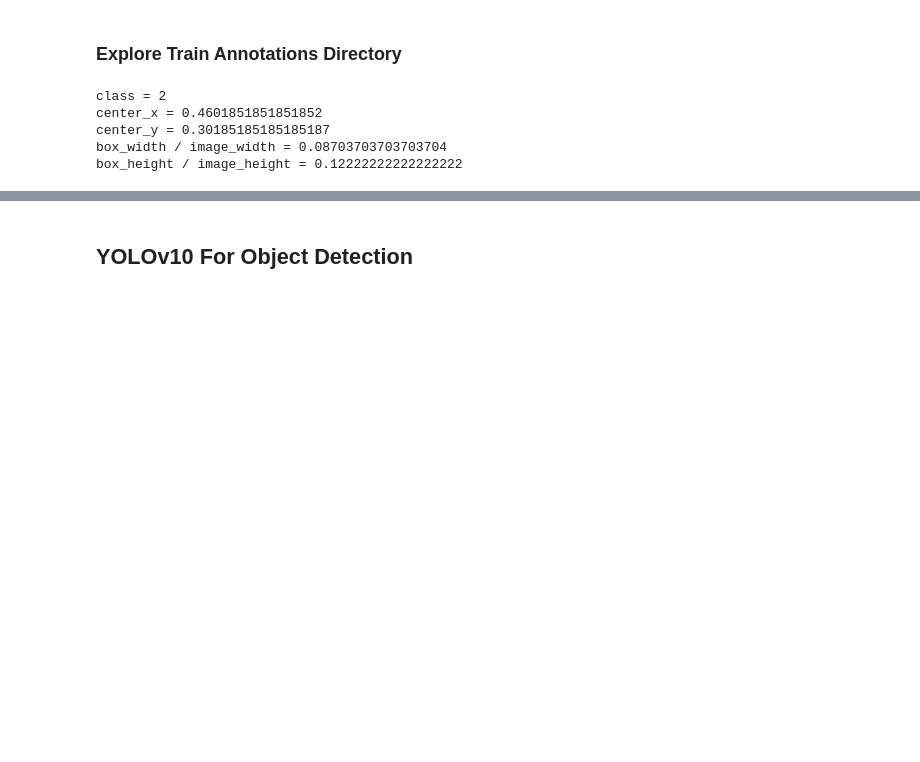
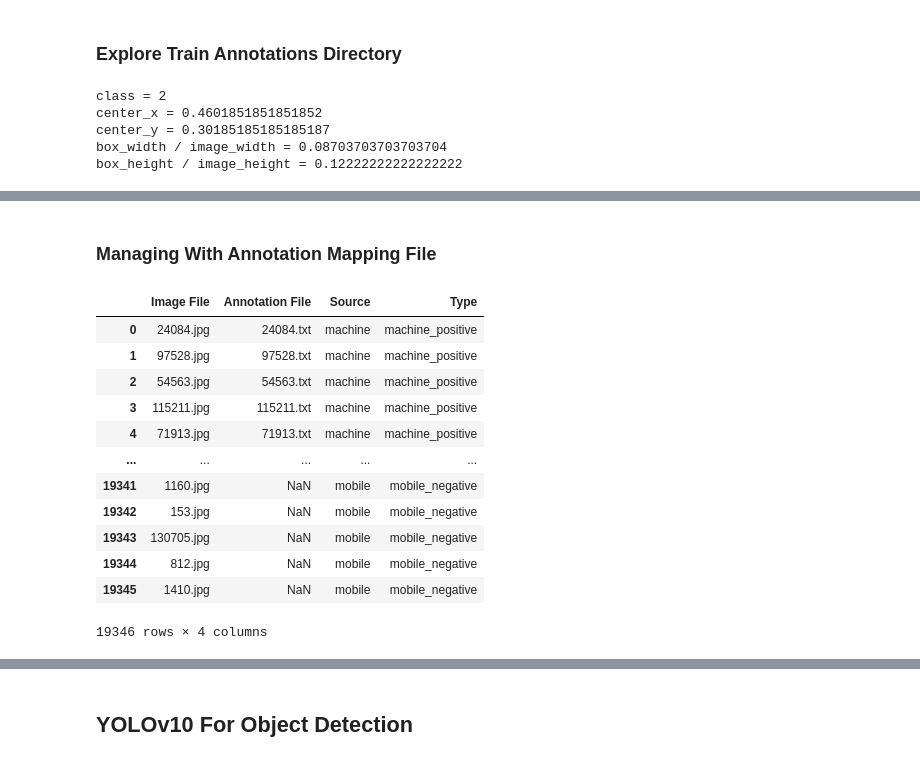
Before and after one commit to xHexlabx/SuperAI_SS4_Recap, a Jupyter notebook: SuperAI_SS4_Level_2/Hack_6_Liver_Ultrasound_Detection/Liver_Ultrasound_Detection.ipynb, the cells around one changed output, grey strips where cells are left out. Saved outputs shown, nothing was run; the diff lists cells and outputs as text; code cells hidden in the pictures; blank space fills up the shorter version.

```diff
--- a/SuperAI_SS4_Level_2/Hack_6_Liver_Ultrasound_Detection/Liver_Ultrasound_Detection.ipynb
+++ b/SuperAI_SS4_Level_2/Hack_6_Liver_Ultrasound_Detection/Liver_Ultrasound_Detection.ipynb
@@ -45,0 +60,21 @@ box_height / image_height = 0.12222222222222222
+# %% [markdown]
+### Managing With Annotation Mapping File
+# %%
+annotation_mapping_path = '/content/drive/MyDrive/SuperAI_SS4/Hackathons/SuperAI_SS4_Level_2/Hack_6_Liver_Ultrasound_Detection/datasets/liver_ultrasound_datasets/annotation_mapping.csv'
+annotation_mapping = pd.read_csv(annotation_mapping_path)
+# %%
+annotation_mapping
+# %% [output]
+|  | Image File | Annotation File | Source | Type |
+| 0 | 24084.jpg | 24084.txt | machine | machine_positive |
+| 1 | 97528.jpg | 97528.txt | machine | machine_positive |
+| 2 | 54563.jpg | 54563.txt | machine | machine_positive |
+| 3 | 115211.jpg | 115211.txt | machine | machine_positive |
+| 4 | 71913.jpg | 71913.txt | machine | machine_positive |
+| ... | ... | ... | ... | ... |
+| 19341 | 1160.jpg | NaN | mobile | mobile_negative |
+| 19342 | 153.jpg | NaN | mobile | mobile_negative |
+| 19343 | 130705.jpg | NaN | mobile | mobile_negative |
+| 19344 | 812.jpg | NaN | mobile | mobile_negative |
+| 19345 | 1410.jpg | NaN | mobile | mobile_negative |
+19346 rows × 4 columns
```
Also changed, not shown: parts of 54 cells of this notebook.
